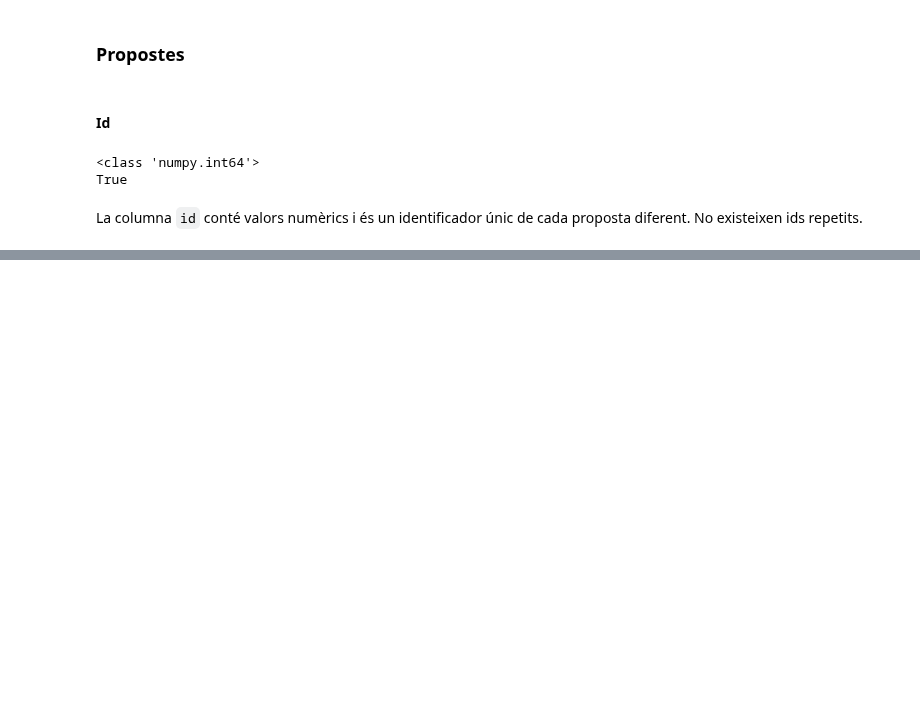
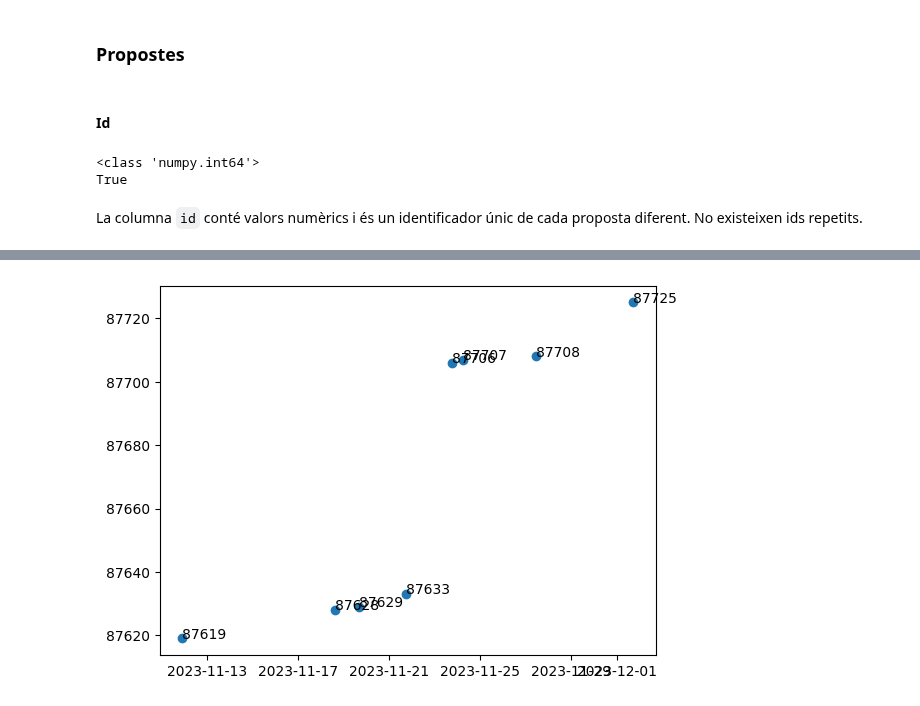
Before and after one commit to NoOPeEKS/dades-assemblea-clima, a Jupyter notebook: exploracio_csv.ipynb, the cells around one changed output, grey strips where cells are left out. Saved outputs shown, nothing was run; the diff lists cells and outputs as text; code cells hidden in the pictures; blank space fills up the shorter version.

```diff
--- a/exploracio_csv.ipynb
+++ b/exploracio_csv.ipynb
@@ -158,0 +177,8 @@ KeyError: 'author/name'
+# %%
+fig, ax = plt.subplots()
+ax.scatter(df_plot2['published_at'], df_plot2['id'])
+
+for i, txt in enumerate(df_plot2['id']):
+    ax.annotate(txt, (df_plot2['published_at'][i], df_plot2['id'][i]))
+# %% [output]
+[figure, added]
```
Also changed, not shown: parts of 12 cells of this notebook.
